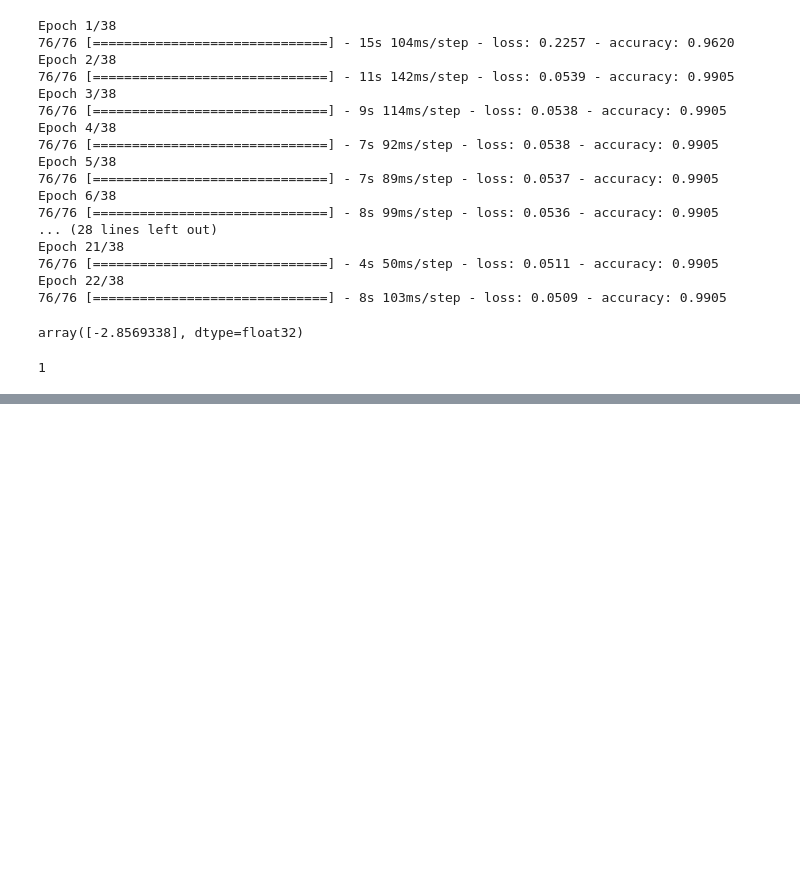
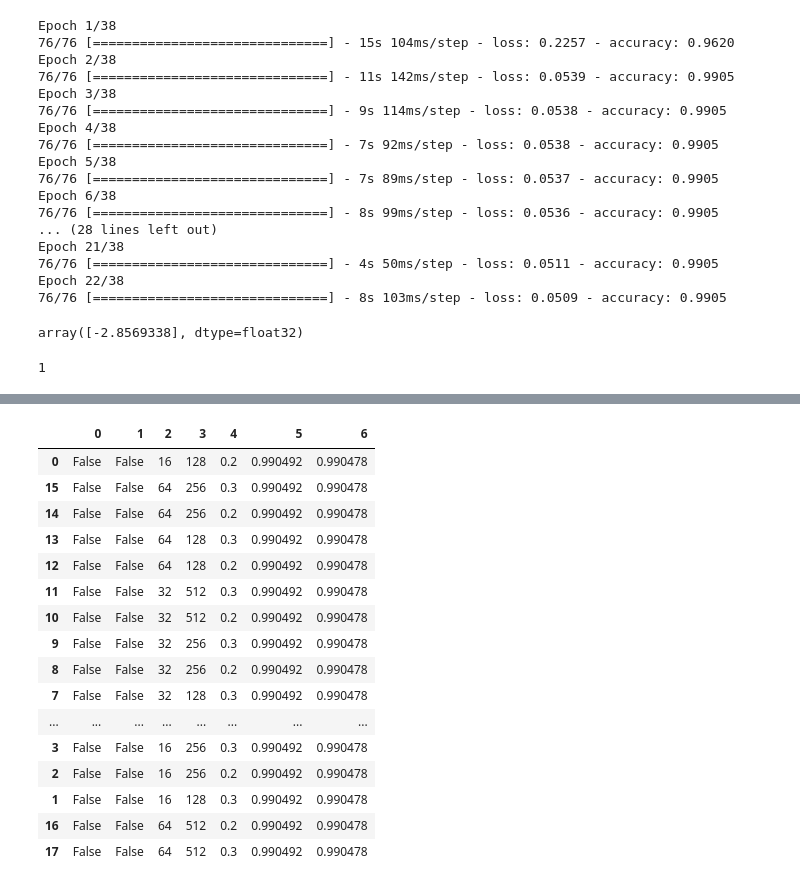
Before and after one commit to shalu143/Credit-Card-Fraud-Detection, a Jupyter notebook: FraudDetectionHDFC.ipynb, the cells around one changed output, grey strips where cells are left out. Saved outputs shown, nothing was run; the diff lists cells and outputs as text; code cells hidden in the pictures; blank space fills up the shorter version.

```diff
--- a/FraudDetectionHDFC.ipynb
+++ b/FraudDetectionHDFC.ipynb
@@ -3349,26 +3030,0 @@ first_additional_layer, second_additional_layer, n_neurons, dropout = list(hist.
-# %%
-m = Sequential()
-m.add(LSTM(units=n_neurons, return_sequences=True, input_shape=(20,13)))
-m.add(Dropout(dropout))
-
-if first_additional_layer:
-    regressor.add(LSTM(units=n_neurons, return_sequences=True))
-    regressor.add(Dropout(dropout))
-
-if second_additional_layer:
-    regressor.add(LSTM(units=n_neurons, return_sequences=True))
-    regressor.add(Dropout(dropout))
-
-
-m.add(LSTM(units=n_neurons, return_sequences=False))
-m.add(Dropout(dropout))
-m.add(Dense(units=1, activation='sigmoid'))
-m.compile(optimizer='adam', loss='binary_crossentropy', metrics=['accuracy'])
-
-es = EarlyStopping(monitor='val_loss', mode='min', verbose=1, patience=5)
-
-file_path = 'best_model.h5'
-
-mc = ModelCheckpoint(file_path, monitor='val_loss', mode='min', verbose=1, save_best_only=True)
-
-m.fit(X_train, y_train, epochs=40, validation_data=(X_val, y_val), callbacks=[es, mc], verbose=0)
@@ -3428,0 +3331,7 @@ array([-2.8569338], dtype=float32)
+# %%
+config = [[False], [False], [16, 32,64],[ 128, 256,512], [0.2,0.3]]
+
+# list of lists --> [[first_additional_layer], [second_additional_layer], [third_additional_layer], [n_neurons], [n_batch_size], [dropout]]
+
+# hist = LSTM_HyperParameter_Tuning(config, train_generator, test_generator,val_generator)  # change x_train shape
+hist = LSTM_HyperParameter_Tuning(config, X_train, y_train, X_test, y_test,X_val,y_val )  # change x_train shape
@@ -3428,0 +3356,22 @@ array([-2.8569338], dtype=float32)
+# %%
+hist = pd.DataFrame(hist)
+hist = hist.sort_values(by=[6], ascending=True)
+hist
+# %% [output]
+|  | 0 | 1 | 2 | 3 | 4 | 5 | 6 |
+| 0 | False | False | 16 | 128 | 0.2 | 0.990492 | 0.990478 |
+| 15 | False | False | 64 | 256 | 0.3 | 0.990492 | 0.990478 |
+| 14 | False | False | 64 | 256 | 0.2 | 0.990492 | 0.990478 |
+| 13 | False | False | 64 | 128 | 0.3 | 0.990492 | 0.990478 |
+| 12 | False | False | 64 | 128 | 0.2 | 0.990492 | 0.990478 |
+| 11 | False | False | 32 | 512 | 0.3 | 0.990492 | 0.990478 |
+| 10 | False | False | 32 | 512 | 0.2 | 0.990492 | 0.990478 |
+| 9 | False | False | 32 | 256 | 0.3 | 0.990492 | 0.990478 |
+| 8 | False | False | 32 | 256 | 0.2 | 0.990492 | 0.990478 |
+| 7 | False | False | 32 | 128 | 0.3 | 0.990492 | 0.990478 |
+| ... | ... | ... | ... | ... | ... | ... | ... |
+| 3 | False | False | 16 | 256 | 0.3 | 0.990492 | 0.990478 |
+| 2 | False | False | 16 | 256 | 0.2 | 0.990492 | 0.990478 |
+| 1 | False | False | 16 | 128 | 0.3 | 0.990492 | 0.990478 |
+| 16 | False | False | 64 | 512 | 0.2 | 0.990492 | 0.990478 |
+| 17 | False | False | 64 | 512 | 0.3 | 0.990492 | 0.990478 |
```
Also changed, not shown: parts of 90 cells of this notebook, 1 other file.
